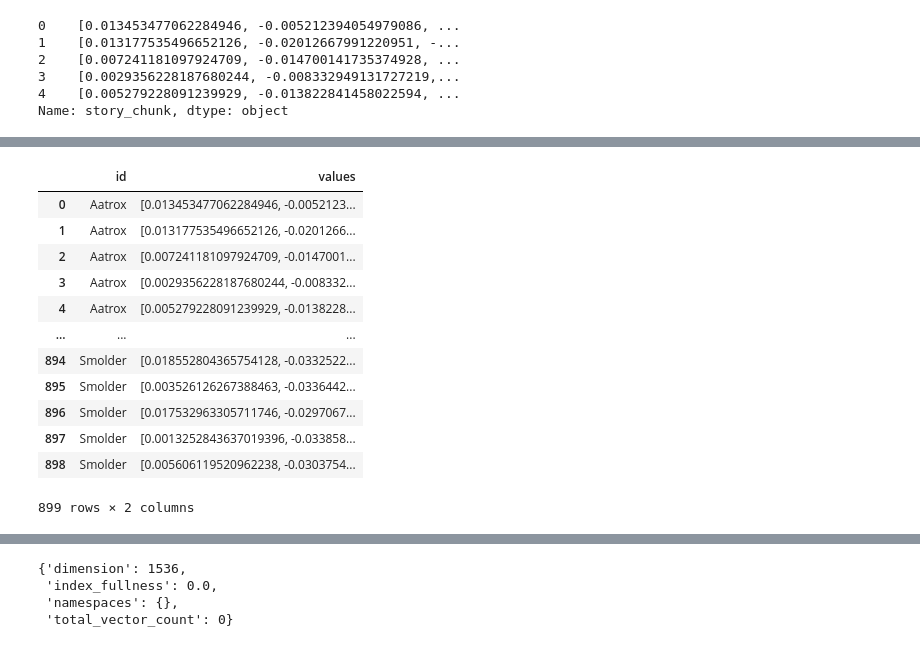
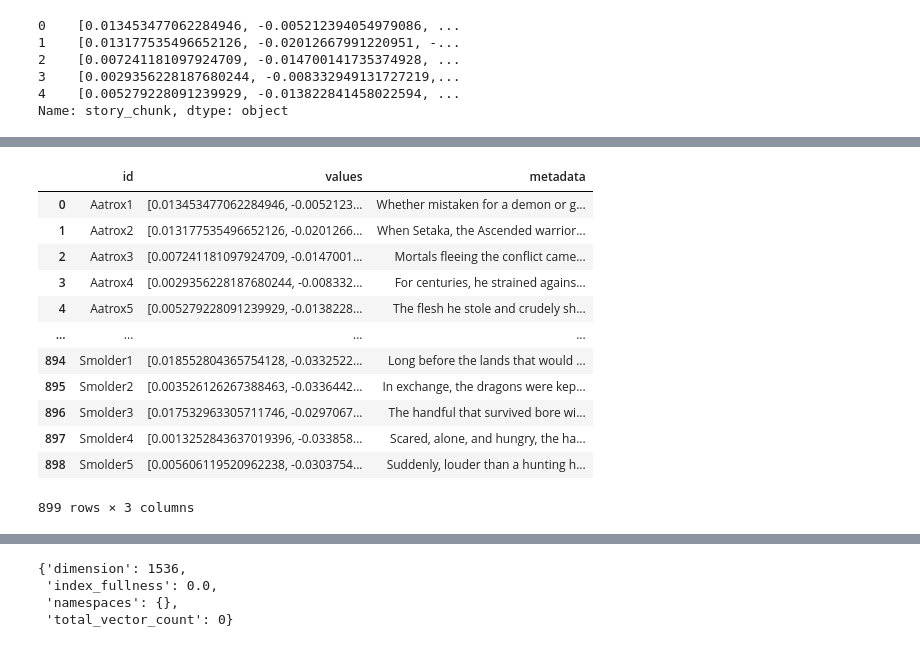
Before and after one commit to mhy-666/LLM_Application_with_RAG, a Jupyter notebook: src/EDA.ipynb, the cells around one changed output, grey strips where cells are left out. Drawn from its saved outputs; the diff is of its cells as text; code cells hidden in the pictures.

```diff
--- a/src/EDA.ipynb
+++ b/src/EDA.ipynb
@@ -102,3 +101,0 @@ final_df = pd.read_csv('../data/embeddedings.csv')
-# %%
-final_df['id'] = new_df['champion']
-final_df.rename(columns={'story_chunk': 'values'}, inplace=True)
@@ -126,18 +157,18 @@ Name: champion, Length: 899, dtype: object
 # %%
-preoceesed_df = pd.DataFrame({'id': champion_name, 'values': final_df})
+processed_df = pd.DataFrame({'id': new_df['champion_with_number'], 'values': final_df, 'metadata': new_df['story_chunk']})
-# %%
-preoceesed_df
-# %% [output]
-|  | id | values |
-| 0 | Aatrox | [0.013453477062284946, -0.0052123... |
-| 1 | Aatrox | [0.013177535496652126, -0.0201266... |
-| 2 | Aatrox | [0.007241181097924709, -0.0147001... |
-| 3 | Aatrox | [0.0029356228187680244, -0.008332... |
-| 4 | Aatrox | [0.005279228091239929, -0.0138228... |
-| ... | ... | ... |
-| 894 | Smolder | [0.018552804365754128, -0.0332522... |
-| 895 | Smolder | [0.003526126267388463, -0.0336442... |
-| 896 | Smolder | [0.017532963305711746, -0.0297067... |
-| 897 | Smolder | [0.0013252843637019396, -0.033858... |
-| 898 | Smolder | [0.005606119520962238, -0.0303754... |
-899 rows × 2 columns
+# %%
+processed_df
+# %% [output]
+|  | id | values | metadata |
+| 0 | Aatrox1 | [0.013453477062284946, -0.0052123... | Whether mistaken for a demon or g... |
+| 1 | Aatrox2 | [0.013177535496652126, -0.0201266... | When Setaka, the Ascended warrior... |
+| 2 | Aatrox3 | [0.007241181097924709, -0.0147001... | Mortals fleeing the conflict came... |
+| 3 | Aatrox4 | [0.0029356228187680244, -0.008332... | For centuries, he strained agains... |
+| 4 | Aatrox5 | [0.005279228091239929, -0.0138228... | The flesh he stole and crudely sh... |
+| ... | ... | ... | ... |
+| 894 | Smolder1 | [0.018552804365754128, -0.0332522... | Long before the lands that would ... |
+| 895 | Smolder2 | [0.003526126267388463, -0.0336442... | In exchange, the dragons were kep... |
+| 896 | Smolder3 | [0.017532963305711746, -0.0297067... | The handful that survived bore wi... |
+| 897 | Smolder4 | [0.0013252843637019396, -0.033858... | Scared, alone, and hungry, the ha... |
+| 898 | Smolder5 | [0.005606119520962238, -0.0303754... | Suddenly, louder than a hunting h... |
+899 rows × 3 columns
```
Also changed, not shown: parts of 30 cells of this notebook, 2 other files.
